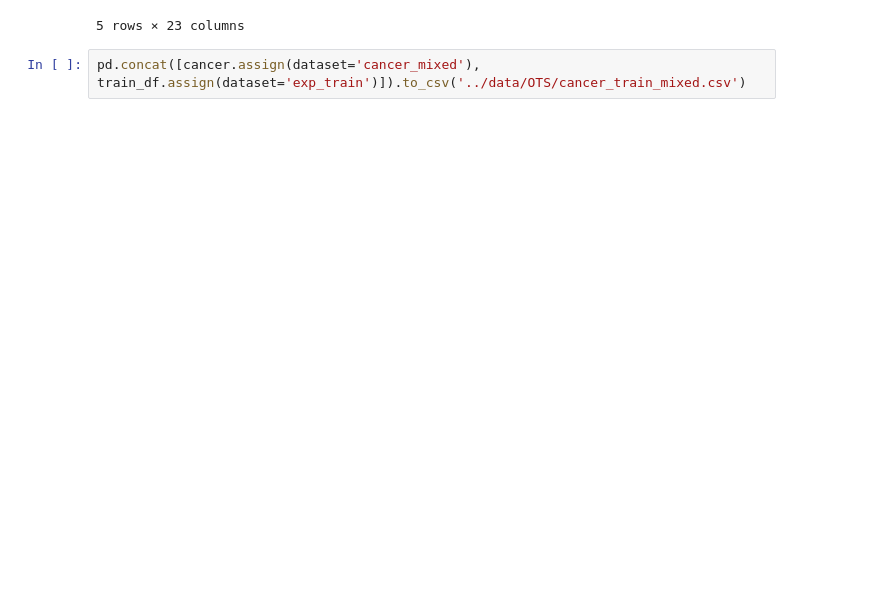
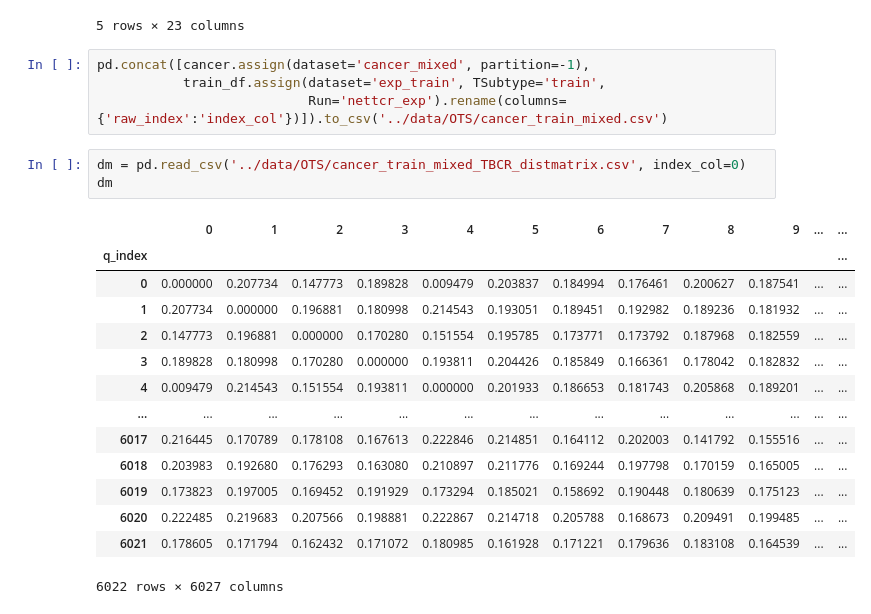
Before and after one commit to richieYT-wan/tclustr, a Jupyter notebook: notebooks/241001_extra_exps2.ipynb, the cells around one changed output. Cells and saved outputs as stored; diff of their text form; blank space fills up the shorter version.

```diff
--- a/notebooks/241001_extra_exps2.ipynb
+++ b/notebooks/241001_extra_exps2.ipynb
@@ -268,4 +268,24 @@ cancer.head()
 | 4 | YGATPYYFSGDTLVAVGVTLTGNQFYSEHNRFQ... | TRBV7-9*03 | TRBD1*01 | TRBJ2-3*01 | SEHNR | FQNEAQ | ASSPGGETGGIEDTQY | TRAV8-3*01 | NaN | TRAJ49*01 | ... | ... |
 5 rows × 23 columns
 # %%
-pd.concat([cancer.assign(dataset='cancer_mixed'), train_df.assign(dataset='exp_train')]).to_csv('../data/OTS/cancer_train_mixed.csv')
+pd.concat([cancer.assign(dataset='cancer_mixed', partition=-1),
+           train_df.assign(dataset='exp_train', TSubtype='train',
+                           Run='nettcr_exp').rename(columns={'raw_index':'index_col'})]).to_csv('../data/OTS/cancer_train_mixed.csv')
+# %%
+dm = pd.read_csv('../data/OTS/cancer_train_mixed_TBCR_distmatrix.csv', index_col=0)
+dm
+# %% [output]
+|  | 0 | 1 | 2 | 3 | 4 | 5 | 6 | 7 | 8 | 9 | ... | ... |
+| q_index |  |  |  |  |  |  |  |  |  |  |  | ... |
+| 0 | 0.000000 | 0.207734 | 0.147773 | 0.189828 | 0.009479 | 0.203837 | 0.184994 | 0.176461 | 0.200627 | 0.187541 | ... | ... |
+| 1 | 0.207734 | 0.000000 | 0.196881 | 0.180998 | 0.214543 | 0.193051 | 0.189451 | 0.192982 | 0.189236 | 0.181932 | ... | ... |
+| 2 | 0.147773 | 0.196881 | 0.000000 | 0.170280 | 0.151554 | 0.195785 | 0.173771 | 0.173792 | 0.187968 | 0.182559 | ... | ... |
+| 3 | 0.189828 | 0.180998 | 0.170280 | 0.000000 | 0.193811 | 0.204426 | 0.185849 | 0.166361 | 0.178042 | 0.182832 | ... | ... |
+| 4 | 0.009479 | 0.214543 | 0.151554 | 0.193811 | 0.000000 | 0.201933 | 0.186653 | 0.181743 | 0.205868 | 0.189201 | ... | ... |
+| ... | ... | ... | ... | ... | ... | ... | ... | ... | ... | ... | ... | ... |
+| 6017 | 0.216445 | 0.170789 | 0.178108 | 0.167613 | 0.222846 | 0.214851 | 0.164112 | 0.202003 | 0.141792 | 0.155516 | ... | ... |
+| 6018 | 0.203983 | 0.192680 | 0.176293 | 0.163080 | 0.210897 | 0.211776 | 0.169244 | 0.197798 | 0.170159 | 0.165005 | ... | ... |
+| 6019 | 0.173823 | 0.197005 | 0.169452 | 0.191929 | 0.173294 | 0.185021 | 0.158692 | 0.190448 | 0.180639 | 0.175123 | ... | ... |
+| 6020 | 0.222485 | 0.219683 | 0.207566 | 0.198881 | 0.222867 | 0.214718 | 0.205788 | 0.168673 | 0.209491 | 0.199485 | ... | ... |
+| 6021 | 0.178605 | 0.171794 | 0.162432 | 0.171072 | 0.180985 | 0.161928 | 0.171221 | 0.179636 | 0.183108 | 0.164539 | ... | ... |
+6022 rows × 6027 columns
```
Also changed, not shown: parts of 8 cells of this notebook, 3 other files.
